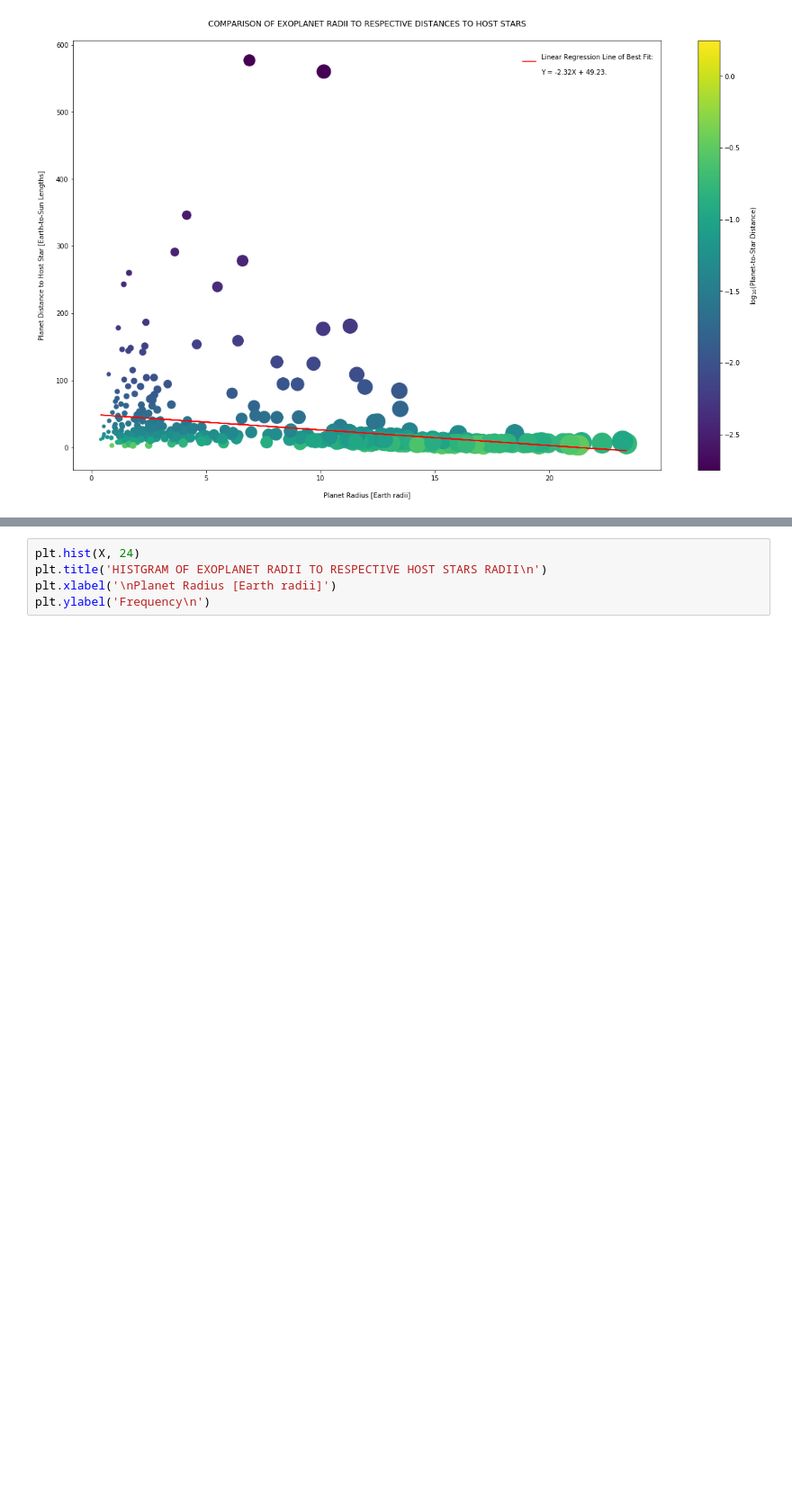
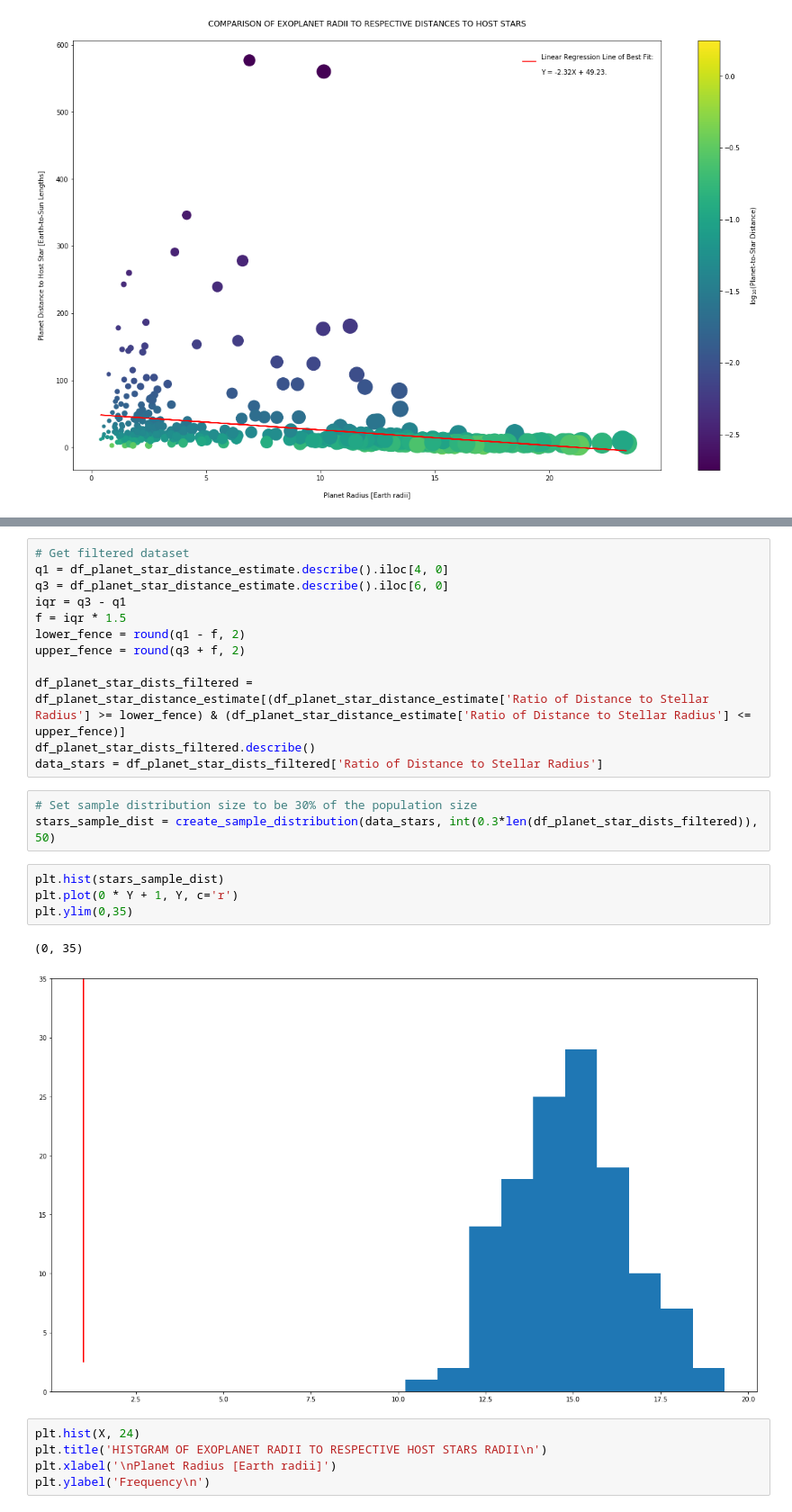
Before and after one commit to djprofessorkash/misc-data-projects, a Jupyter notebook: misc_projects/misc_playgrounds/planets_data_analysis.ipynb, the cells around one changed output, grey strips where cells are left out. Shown: that part at 90% size. Cells and saved outputs as stored; diff of their text form; blank space fills up the shorter version.

```diff
--- a/misc_projects/misc_playgrounds/planets_data_analysis.ipynb
+++ b/misc_projects/misc_playgrounds/planets_data_analysis.ipynb
@@ -106,3 +154,25 @@ plt.rcParams['figure.figsize'] = fig_size
+# %%
+# Get filtered dataset
+q1 = df_planet_star_distance_estimate.describe().iloc[4, 0]
+q3 = df_planet_star_distance_estimate.describe().iloc[6, 0]
+iqr = q3 - q1
+f = iqr * 1.5
+lower_fence = round(q1 - f, 2)
+upper_fence = round(q3 + f, 2)
+
+df_planet_star_dists_filtered = df_planet_star_distance_estimate[(df_planet_star_distance_estimate['Ratio of Distance to Stellar Radius'] >= lower_fence) & (df_planet_star_distance_estimate['Ratio of Distance to Stellar Radius'] <= upper_fence)]
+df_planet_star_dists_filtered.describe()
+data_stars = df_planet_star_dists_filtered['Ratio of Distance to Stellar Radius']
+# %%
+# Set sample distribution size to be 30% of the population size
+stars_sample_dist = create_sample_distribution(data_stars, int(0.3*len(df_planet_star_dists_filtered)), 50)
+# %%
+plt.hist(stars_sample_dist)
+plt.plot(0 * Y + 1, Y, c='r')
+plt.ylim(0,35)
+# %% [output]
+(0, 35)
+[figure, added]
 # %%
 plt.hist(X, 24)
 plt.title('HISTGRAM OF EXOPLANET RADII TO RESPECTIVE HOST STARS RADII\n')
```
Also changed, not shown: parts of 6 cells of this notebook.
